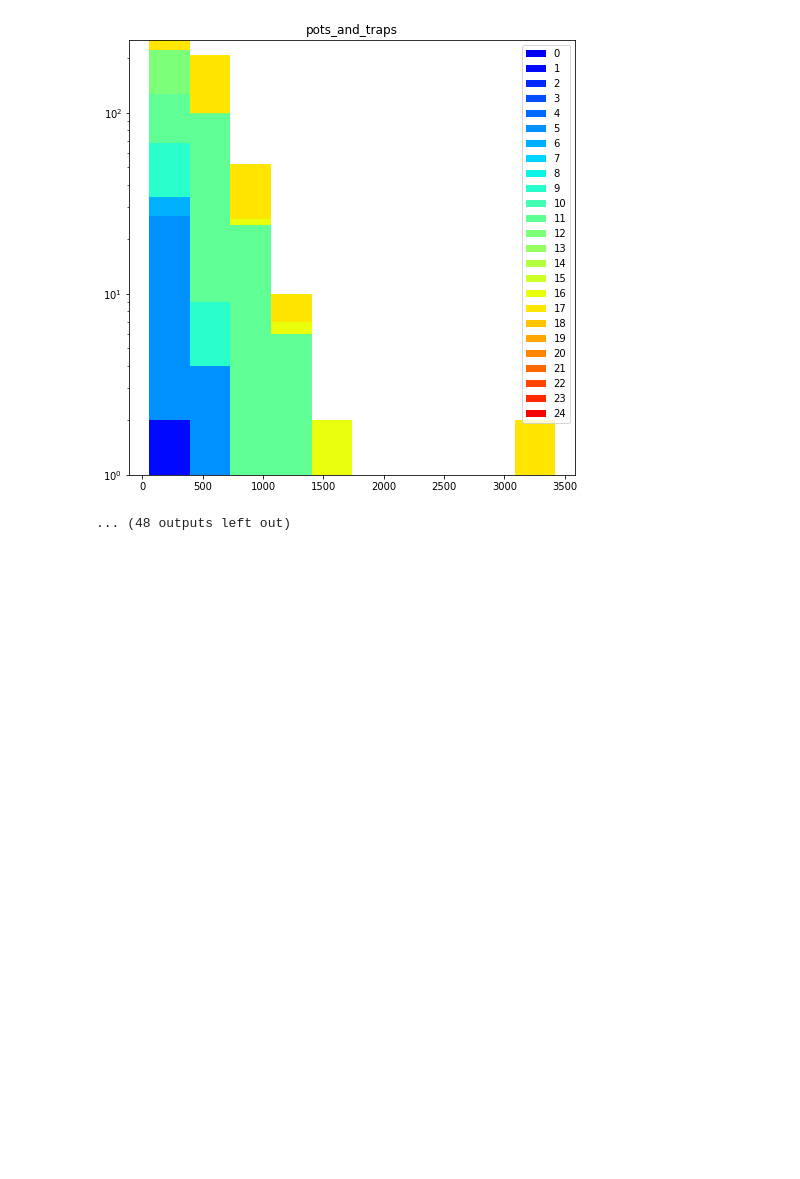
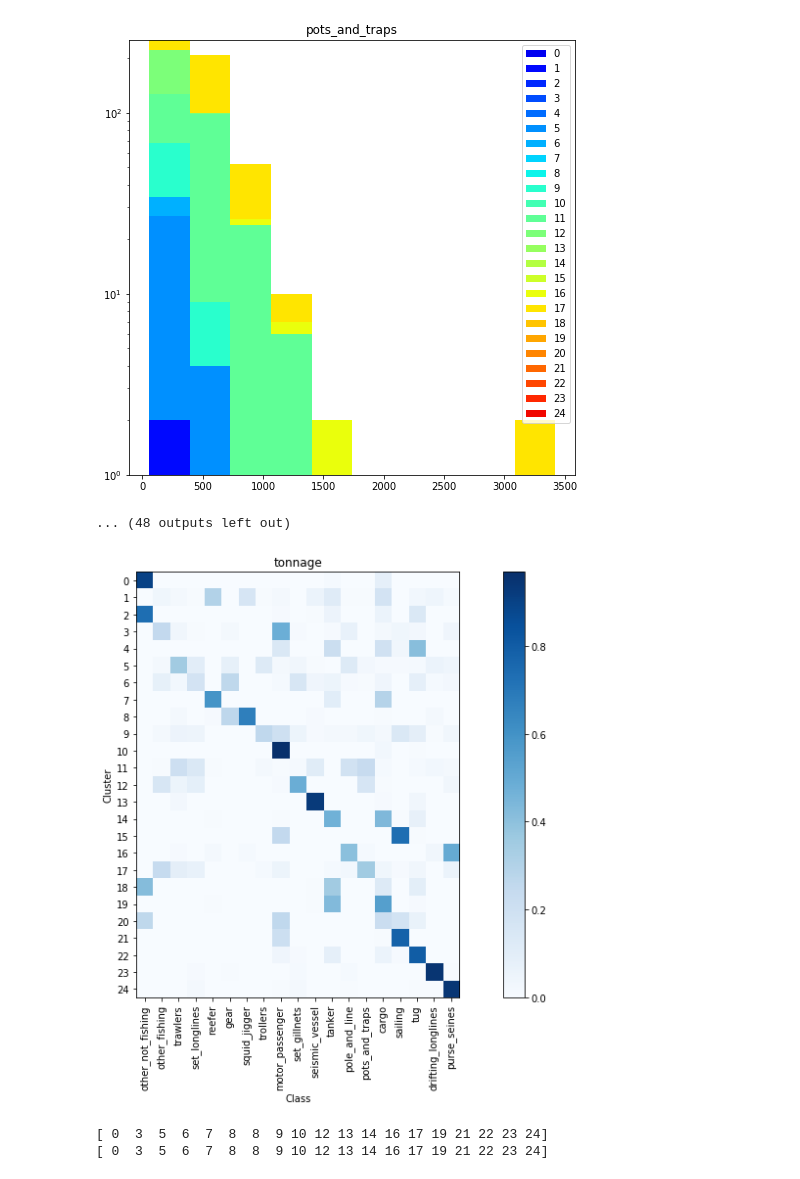
Before and after one commit to GlobalFishingWatch/vessels_gear_embedding, a Jupyter notebook: vessels_gear_embedding.ipynb, the cells around one changed output. Saved outputs shown, nothing was run; the diff lists cells and outputs as text; code cells hidden in the pictures; blank space fills up the shorter version.

```diff
--- a/vessels_gear_embedding.ipynb
+++ b/vessels_gear_embedding.ipynb
@@ -171,3 +171,15 @@ engine_power
 [figure]
 [figure]
 ... (48 outputs left out)
+# %%
+f, ax = plt.subplots(1, 1,figsize=(16,8))
+plot_confusion_matrix(f, ax, cm, xlabels, ylabels, title=category, ylabel='Cluster', xlabel='Class')
+plt.show()
+# %% [output]
+[figure, added]
+# %%
+srt = cm.argsort(axis=0)
+print srt[-1,:]
+# %% [output]
+[ 0  3  5  6  7  8  8  9 10 12 13 14 16 17 19 21 22 23 24]
+[ 0  3  5  6  7  8  8  9 10 12 13 14 16 17 19 21 22 23 24]
```
Also changed, not shown: parts of 1 cell of this notebook.
